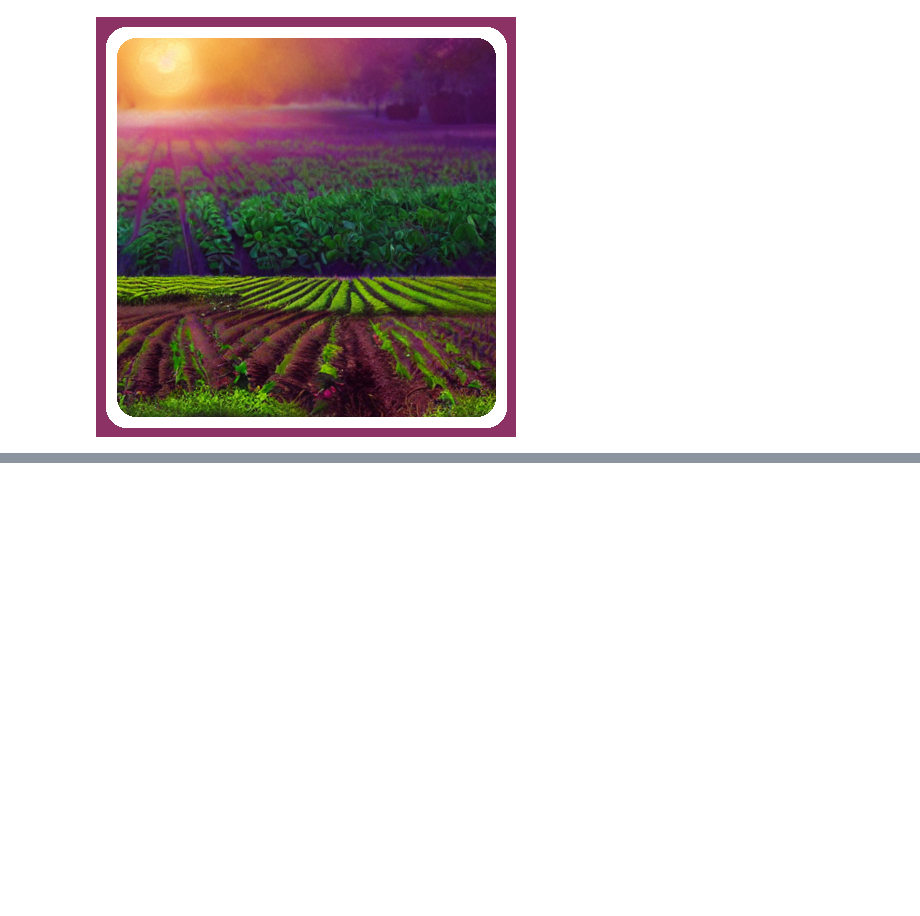
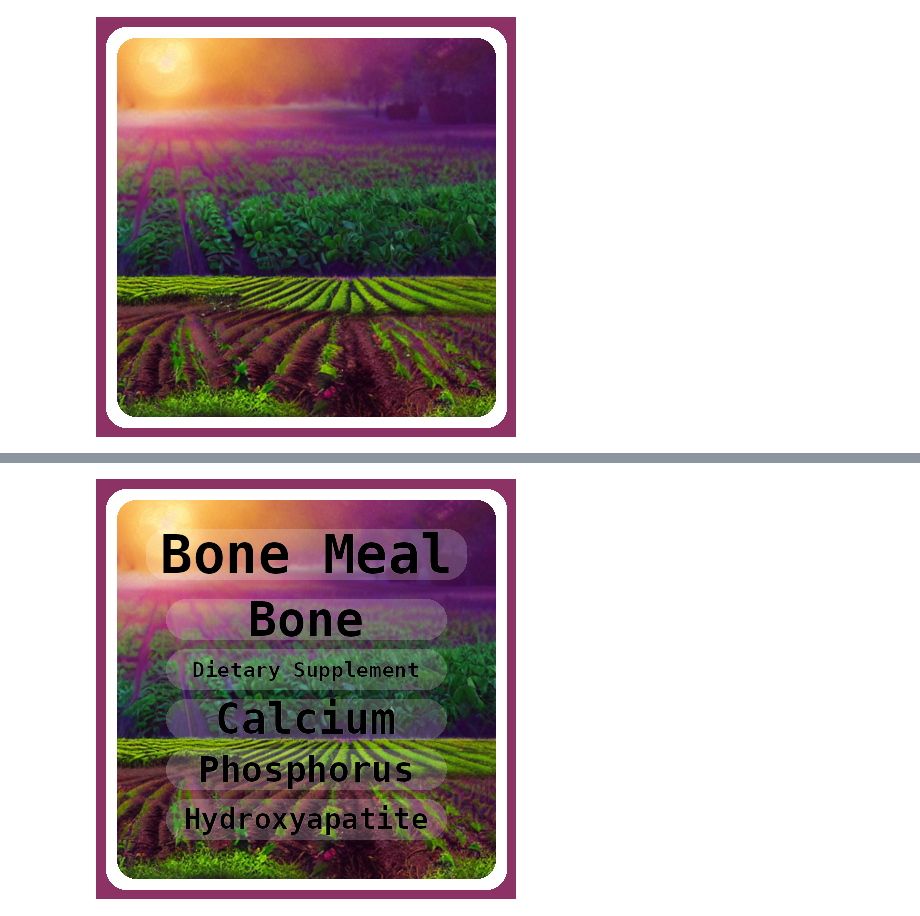
Before and after one commit to gpucce/Taboo.jl, a Jupyter notebook: index.ipynb, the cells around one changed output, grey strips where cells are left out. Cells and saved outputs as stored; diff of their text form; code cells hidden in the pictures; blank space fills up the shorter version.

```diff
--- a/index.ipynb
+++ b/index.ipynb
@@ -35,0 +48,4 @@ add_taboo_words(im, taboo_words)
+# %%
+add_taboo_words(im, taboo_words[2])
+# %% [output]
+[figure, added]
```
Also changed, not shown: parts of 4 cells of this notebook, 8 other files.
